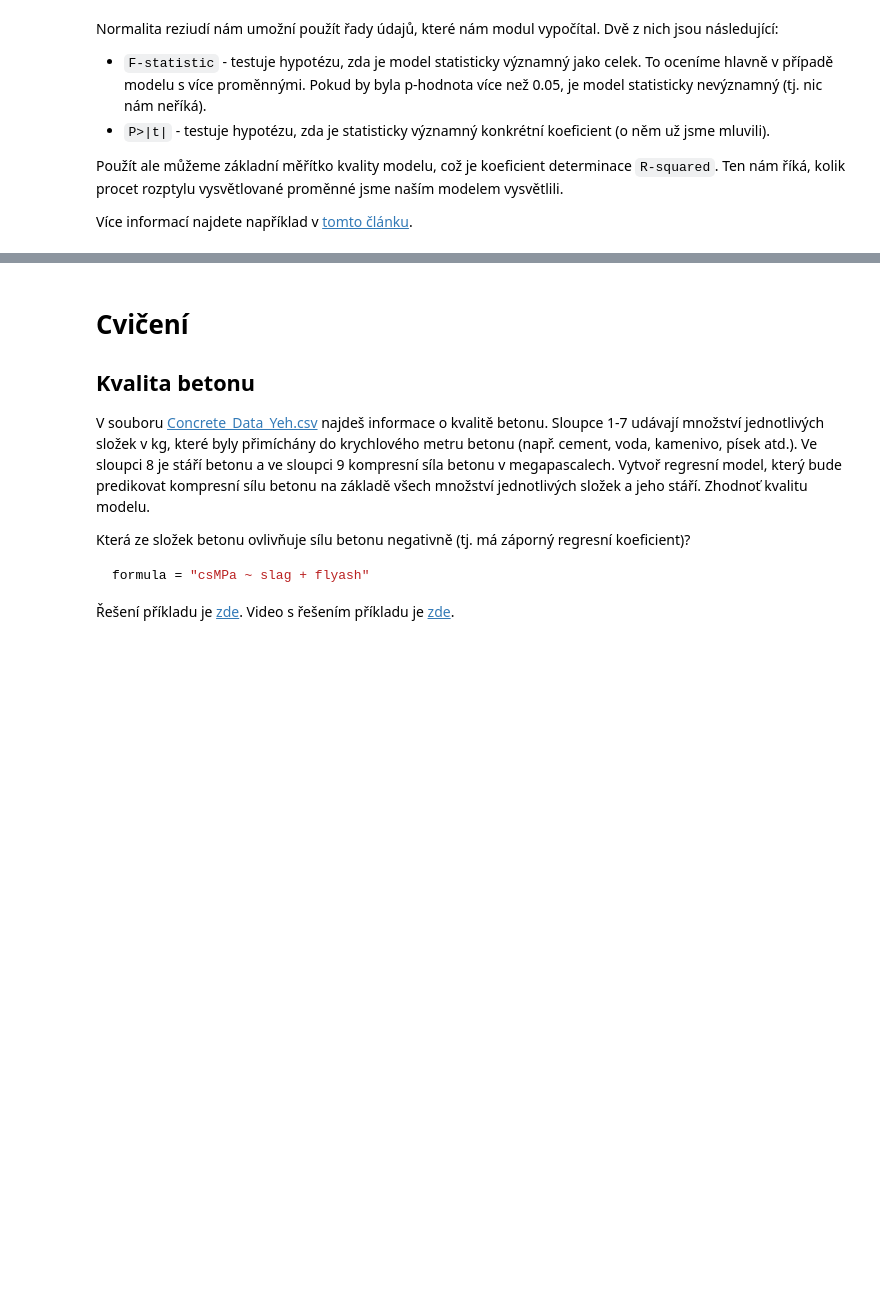
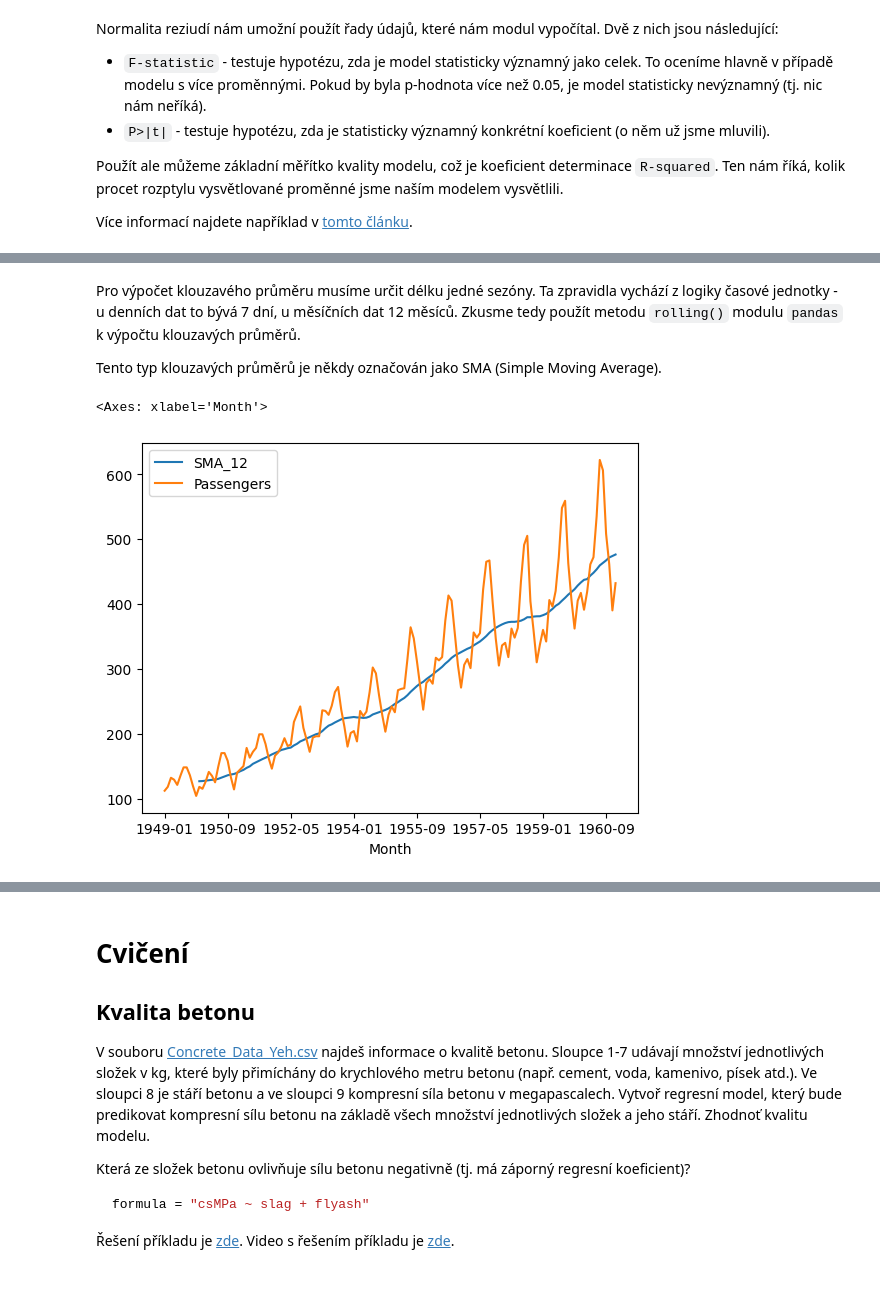
Before and after one commit to pesikj/PythonProDataScience, a Jupyter notebook: 06/lekce.ipynb, the cells around one changed output, grey strips where cells are left out. Cells and saved outputs as stored; diff of their text form; code cells hidden in the pictures; blank space fills up the shorter version.

```diff
--- a/06/lekce.ipynb
+++ b/06/lekce.ipynb
@@ -407,0 +439,10 @@ Více informací najdete například v [tomto článku](https://medium.com/swlh/
+# %% [markdown]
+Pro výpočet klouzavého průměru musíme určit délku jedné sezóny. Ta zpravidla vychází z logiky časové jednotky - u denních dat to bývá 7 dní, u měsíčních dat 12 měsíců. Zkusme tedy použít metodu `rolling()` modulu `pandas` k výpočtu klouzavých průměrů.
+
+Tento typ klouzavých průměrů je někdy označován jako SMA (Simple Moving Average).
+# %%
+data["SMA_12"] = data["Passengers"].rolling(12).mean()
+data[["SMA_12", "Passengers"]].plot()
+# %% [output]
+<Axes: xlabel='Month'>
+[figure, added]
```
Also changed, not shown: parts of 20 cells of this notebook, 1 other file.
